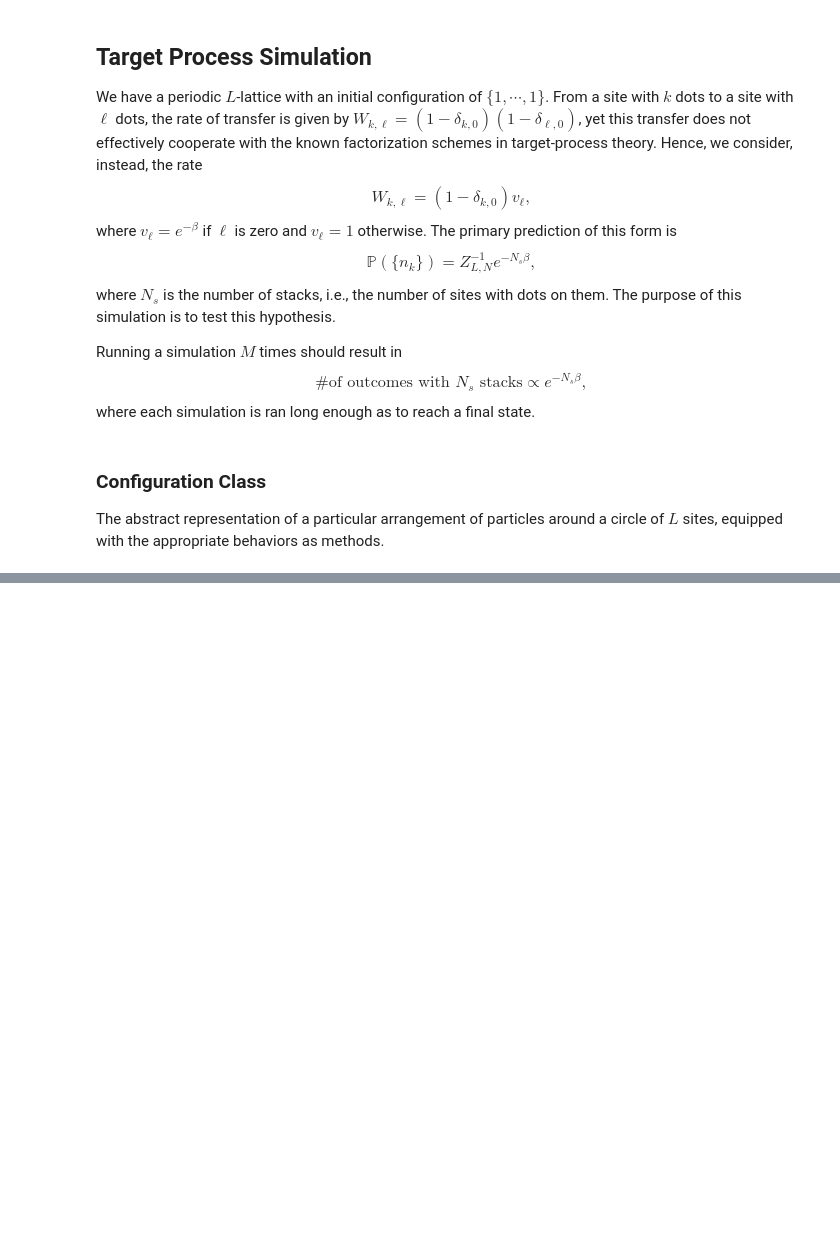
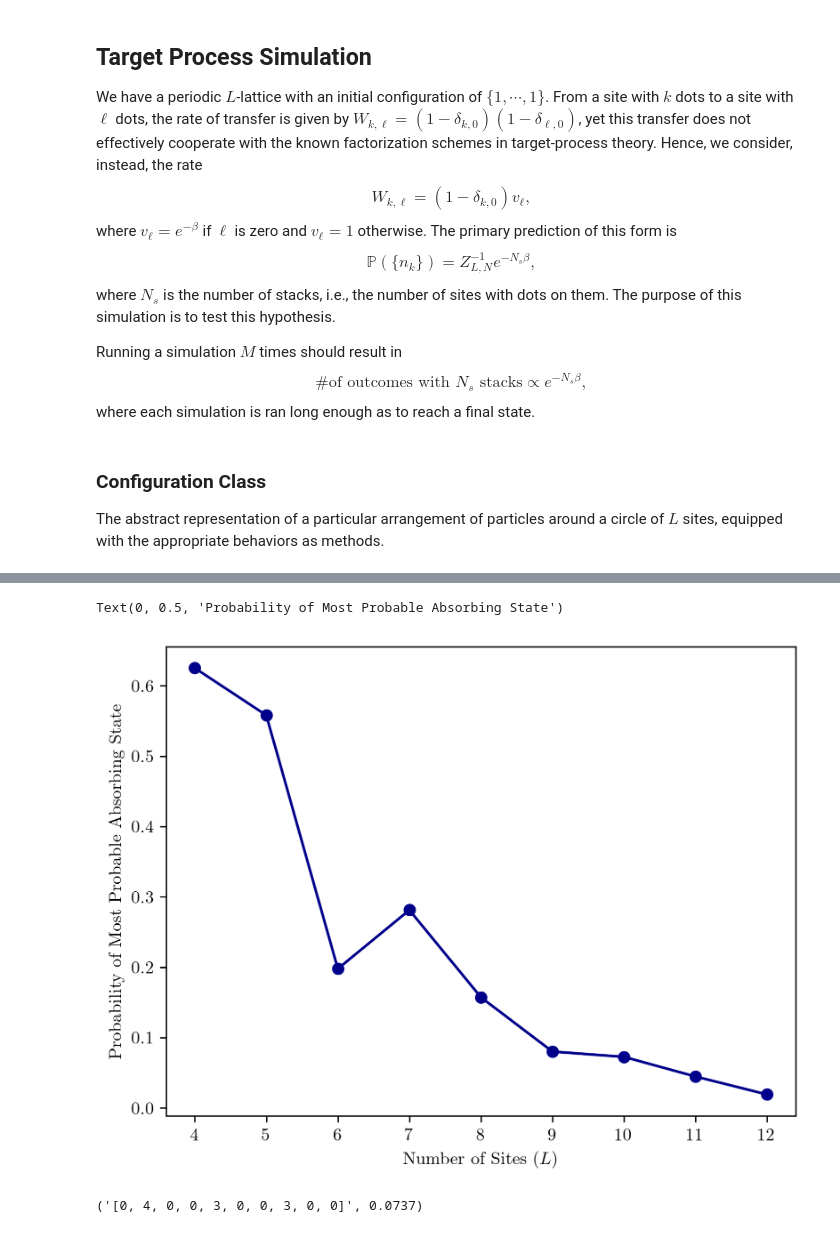
Before and after one commit to paarthtara/sfi-ucr-2025, a Jupyter notebook: target_process_sim.ipynb, the cells around one changed output, grey strips where cells are left out. Saved outputs shown, nothing was run; the diff lists cells and outputs as text; code cells hidden in the pictures; blank space fills up the shorter version.

```diff
--- a/target_process_sim.ipynb
+++ b/target_process_sim.ipynb
@@ -258,0 +310,13 @@ Text(0, 0.5, 'Probability of Reaching Absorbing State')
+# %%
+NumOfSites = np.arange(4, 12 + 1)
+ProbabilityOfMostProbableAbsorbingState = [0.62519, 0.55805, 0.19785,0.28128, 0.15735, 0.08017, 0.07264, 0.04469, 0.01925]
+plt.plot(NumOfSites, ProbabilityOfMostProbableAbsorbingState, 'o-', markersize=6, color='darkblue')
+plt.xlabel("Number of Sites ($L$)")
+plt.ylabel("Probability of Most Probable Absorbing State")
+# %% [output]
+Text(0, 0.5, 'Probability of Most Probable Absorbing State')
+[figure, added]
+# %%
+Data.get_most_probable_absorbing_state()
+# %% [output]
+('[0, 4, 0, 0, 3, 0, 0, 3, 0, 0]', 0.0737)
```
Also changed, not shown: parts of 10 cells of this notebook.
